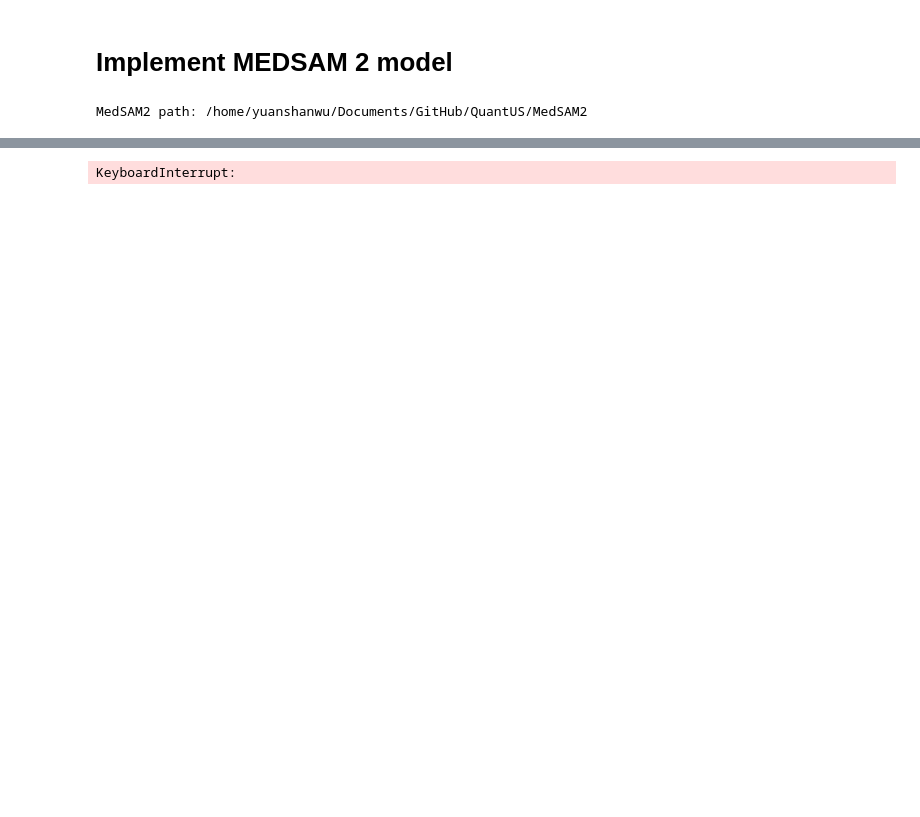
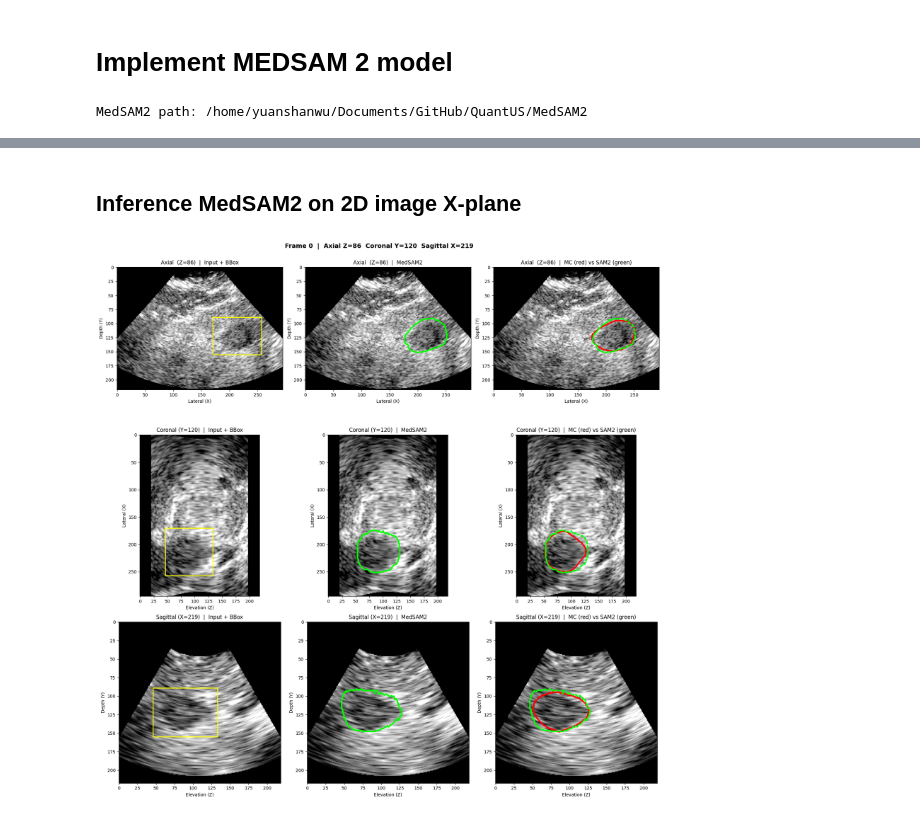
Before and after one commit to QuantUS-OpenSource/QuantUS-Backend-CEUS, a Jupyter notebook: CLI-Demos/MedSam2_inference.ipynb, the cells around one changed output, grey strips where cells are left out. Drawn from its saved outputs; the diff is of its cells as text; code cells hidden in the pictures; blank space fills up the shorter version.

```diff
--- a/CLI-Demos/MedSam2_inference.ipynb
+++ b/CLI-Demos/MedSam2_inference.ipynb
@@ -104,7 +102,7 @@ def get_voi_center(mask_3d):
 import sys
 # Add MedSAM2 root to Python path
 # From CLI-Demos/, go up 4 levels to QUANTUS/, then into MedSAM2/
-medsam2_path = os.path.abspath(os.path.join(os.getcwd(), '..', '..', 'MedSAM2'))
+medsam2_path = os.path.abspath(os.path.join(os.getcwd(), 'MedSAM2'))
 print(f"MedSAM2 path: {medsam2_path}")  # verify it looks right
 sys.path.insert(0, medsam2_path)
 
@@ -212,4 +690,7 @@ KeyboardInterrupt:
+# %% [markdown]
+## Inference MedSAM2 on 2D image X-plane
 # %%
+# 2D inference on all 3 planes (axial, coronal, sagittal) for a single frame
 import torch
 from sam2.build_sam import build_sam2
 from sam2.sam2_image_predictor import SAM2ImagePredictor
@@ -244,7 +725,7 @@ def run_medsam2(image_predictor, slice_rgb, bbox_2d):
     return masks[0]  # (H, W) binary mask
 
 start_frame = 0
-end_frame = 300
+end_frame = 1
 
 for frame_idx in tqdm(range(start_frame, end_frame), desc="MedSAM2 3-plane segmentation"):
     clear_output(wait=True)
@@ -295,12 +776,6 @@ for frame_idx in tqdm(range(start_frame, end_frame), desc="MedSAM2 3-plane segme
     sagittal_pred  = run_medsam2(image_predictor, sagittal_rgb, sagittal_bbox)
     sagittal_mc    = mc_mask[x_mid, :, :]                        # (Y, Z)
 
-    # ================================================================== #
-    # PLOT  –  3 rows × 3 cols                                            #
-    #   col 0: input + bbox                                               #
-    #   col 1: MedSAM2 overlay                                            #
-    #   col 2: MC mask (red) vs MedSAM2 (green dashed)                   #
-    # ================================================================== #
     fig, axes = plt.subplots(3, 3, figsize=(18, 18))
 
     views = [
@@ -351,31 +826,31 @@ for frame_idx in tqdm(range(start_frame, end_frame), desc="MedSAM2 3-plane segme
         # --- col 0: input + bbox ---
         axes[row, 0].imshow(img_disp, cmap='gray')
         axes[row, 0].add_patch(v["rect"])
         axes[row, 0].set_title(f'{v["label"]}  |  Input + BBox')
         axes[row, 0].set_xlabel(v["xlabel"])
         axes[row, 0].set_ylabel(v["ylabel"])
 
         # --- col 1: MedSAM2 overlay ---
         axes[row, 1].imshow(img_disp, cmap='gray')
         axes[row, 1].contour(v["pred"], colors='lime', linewidths=2)
         axes[row, 1].set_title(f'{v["label"]}  |  MedSAM2')
         axes[row, 1].set_xlabel(v["xlabel"])
         axes[row, 1].set_ylabel(v["ylabel"])
 
         # --- col 2: MC mask (red) vs MedSAM2 (green dashed) ---
         axes[row, 2].imshow(img_disp, cmap='gray')
         axes[row, 2].contour(get_mask_boundary(v["mc"].astype(bool)),
                              colors='red', linewidths=2)
         axes[row, 2].contour(v["pred"],
                              colors='lime', linewidths=2, linestyles='dashed')
         axes[row, 2].set_title(f'{v["label"]}  |  MC (red) vs SAM2 (green)')
         axes[row, 2].set_xlabel(v["xlabel"])
         axes[row, 2].set_ylabel(v["ylabel"])
 
     fig.suptitle(f'Frame {frame_idx}  |  Axial Z={z_mid}  Coronal Y={y_mid}  Sagittal X={x_mid}',
                  fontsize=14, fontweight='bold')
     plt.tight_layout()
     plt.show()
     plt.close(fig)
 # %% [output]
-KeyboardInterrupt:
+[figure, added]
```
Also changed, not shown: parts of 12 cells of this notebook.
